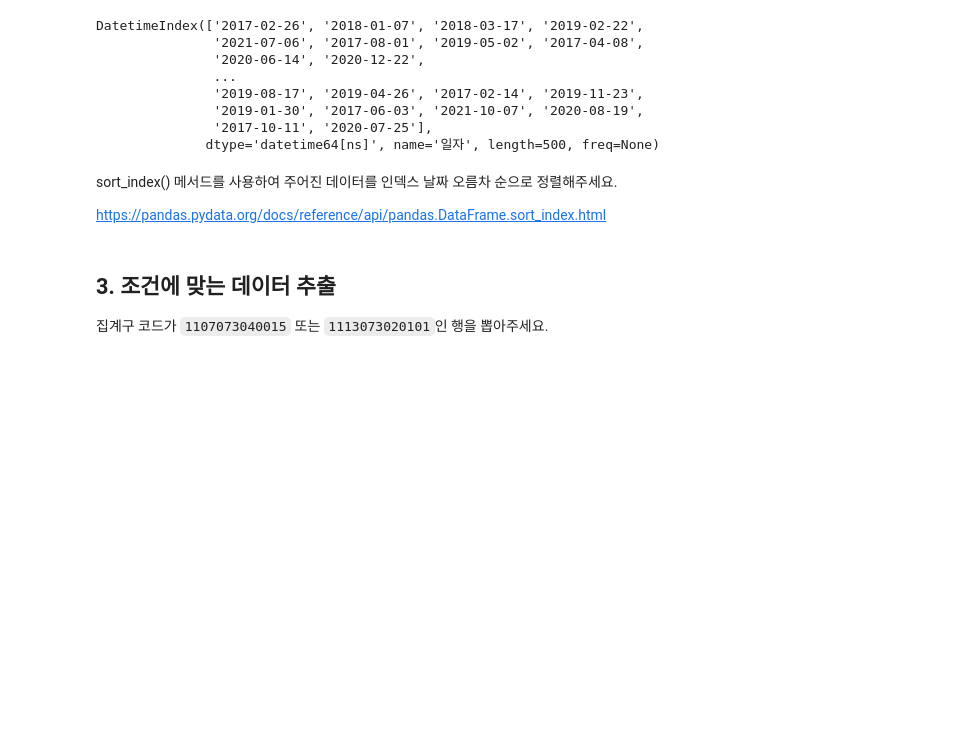
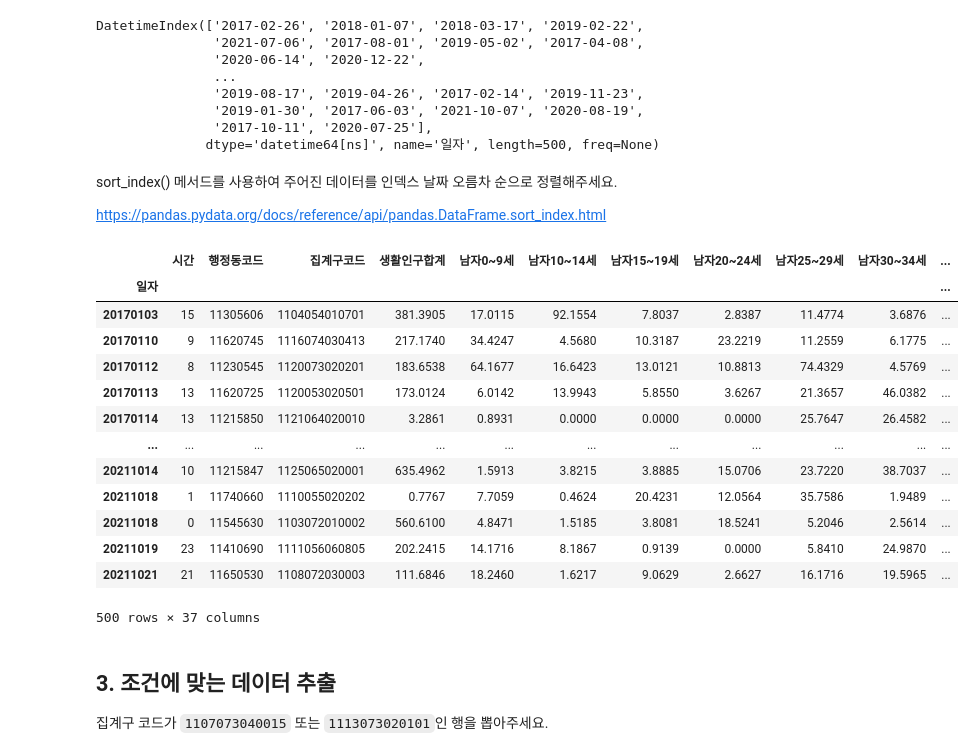
Before and after one commit to chw8207/python-seminar, a Jupyter notebook: Pandas_연습_문제.ipynb, the cells around one changed output. Cells and saved outputs as stored; diff of their text form; code cells hidden in the pictures; blank space fills up the shorter version.

```diff
--- a/Pandas_연습_문제.ipynb
+++ b/Pandas_연습_문제.ipynb
@@ -142,6 +142,24 @@ DatetimeIndex(['2017-02-26', '2018-01-07', '2018-03-17', '2019-02-22',
 sort_index() 메서드를 사용하여 주어진 데이터를 인덱스 날짜 오름차 순으로 정렬해주세요.
 
 https://pandas.pydata.org/docs/reference/api/pandas.DataFrame.sort_index.html
+# %%
+sample_4 = sample_3.sort_index()
+sample_4
+# %% [output]
+|  | 시간 | 행정동코드 | 집계구코드 | 생활인구합계 | 남자0~9세 | 남자10~14세 | 남자15~19세 | 남자20~24세 | 남자25~29세 | 남자30~34세 | ... |
+| 일자 |  |  |  |  |  |  |  |  |  |  | ... |
+| 20170103 | 15 | 11305606 | 1104054010701 | 381.3905 | 17.0115 | 92.1554 | 7.8037 | 2.8387 | 11.4774 | 3.6876 | ... |
+| 20170110 | 9 | 11620745 | 1116074030413 | 217.1740 | 34.4247 | 4.5680 | 10.3187 | 23.2219 | 11.2559 | 6.1775 | ... |
+| 20170112 | 8 | 11230545 | 1120073020201 | 183.6538 | 64.1677 | 16.6423 | 13.0121 | 10.8813 | 74.4329 | 4.5769 | ... |
+| 20170113 | 13 | 11620725 | 1120053020501 | 173.0124 | 6.0142 | 13.9943 | 5.8550 | 3.6267 | 21.3657 | 46.0382 | ... |
+| 20170114 | 13 | 11215850 | 1121064020010 | 3.2861 | 0.8931 | 0.0000 | 0.0000 | 0.0000 | 25.7647 | 26.4582 | ... |
+| ... | ... | ... | ... | ... | ... | ... | ... | ... | ... | ... | ... |
+| 20211014 | 10 | 11215847 | 1125065020001 | 635.4962 | 1.5913 | 3.8215 | 3.8885 | 15.0706 | 23.7220 | 38.7037 | ... |
+| 20211018 | 1 | 11740660 | 1110055020202 | 0.7767 | 7.7059 | 0.4624 | 20.4231 | 12.0564 | 35.7586 | 1.9489 | ... |
+| 20211018 | 0 | 11545630 | 1103072010002 | 560.6100 | 4.8471 | 1.5185 | 3.8081 | 18.5241 | 5.2046 | 2.5614 | ... |
+| 20211019 | 23 | 11410690 | 1111056060805 | 202.2415 | 14.1716 | 8.1867 | 0.9139 | 0.0000 | 5.8410 | 24.9870 | ... |
+| 20211021 | 21 | 11650530 | 1108072030003 | 111.6846 | 18.2460 | 1.6217 | 9.0629 | 2.6627 | 16.1716 | 19.5965 | ... |
+500 rows × 37 columns
 # %% [markdown]
 ## 3. 조건에 맞는 데이터 추출
 집계구 코드가 `1107073040015` 또는 `1113073020101`인 행을 뽑아주세요.
```
